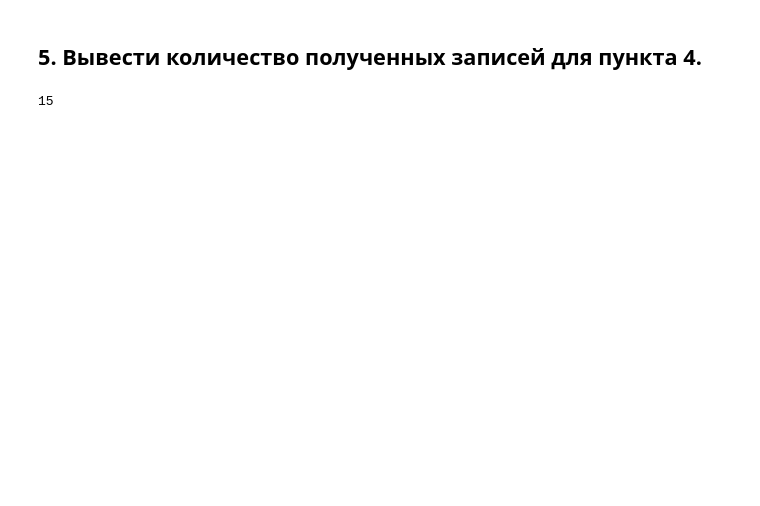
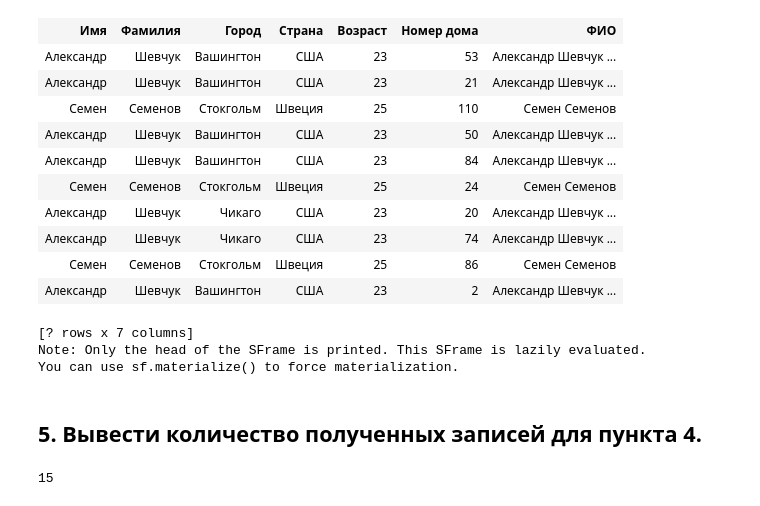
Before and after one commit to ReaLgressA/ONPU_Machine_Learning, a Jupyter notebook: Assignment_2.ipynb, the cells around one changed output. Saved outputs shown, nothing was run; the diff lists cells and outputs as text; code cells hidden in the pictures; blank space fills up the shorter version.

```diff
--- a/Assignment_2.ipynb
+++ b/Assignment_2.ipynb
@@ -88,0 +56,3 @@ df_filtered
+# %%
+sf['ФИО'] = sf.apply(lambda x: str(x['Имя']) + ' ' + str(x['Фамилия']))
+sf.head(5)
@@ -89,3 +71,21 @@ df_filtered
+# %%
+sf_filtered = sf[((sf['Страна'] == 'США') | (sf['ФИО'] == 'Семен Семенов')) & (sf['Возраст'] != 24)]
+sf_filtered
+# %% [output]
+| Имя | Фамилия | Город | Страна | Возраст | Номер дома | ФИО |
+| Александр | Шевчук | Вашингтон | США | 23 | 53 | Александр Шевчук ... |
+| Александр | Шевчук | Вашингтон | США | 23 | 21 | Александр Шевчук ... |
+| Семен | Семенов | Стокгольм | Швеция | 25 | 110 | Семен Семенов |
+| Александр | Шевчук | Вашингтон | США | 23 | 50 | Александр Шевчук ... |
+| Александр | Шевчук | Вашингтон | США | 23 | 84 | Александр Шевчук ... |
+| Семен | Семенов | Стокгольм | Швеция | 25 | 24 | Семен Семенов |
+| Александр | Шевчук | Чикаго | США | 23 | 20 | Александр Шевчук ... |
+| Александр | Шевчук | Чикаго | США | 23 | 74 | Александр Шевчук ... |
+| Семен | Семенов | Стокгольм | Швеция | 25 | 86 | Семен Семенов |
+| Александр | Шевчук | Вашингтон | США | 23 | 2 | Александр Шевчук ... |
+[? rows x 7 columns]
+Note: Only the head of the SFrame is printed. This SFrame is lazily evaluated.
+You can use sf.materialize() to force materialization.
 # %% [markdown]
 ## 5. Вывести количество полученных записей для пункта 4.
 # %%
```
Also changed, not shown: parts of 19 cells of this notebook.
